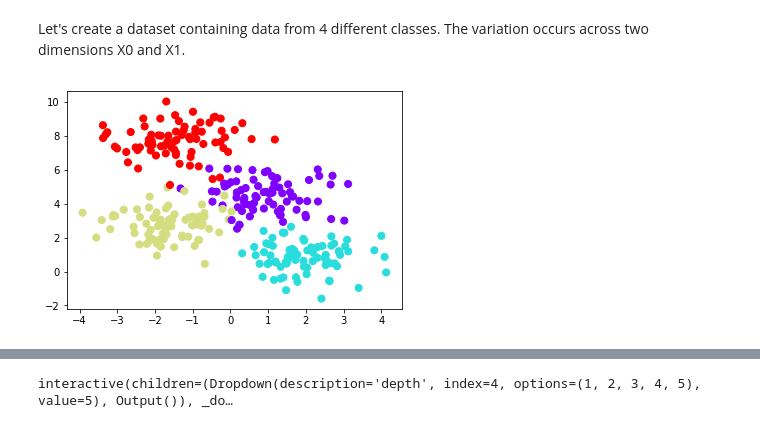
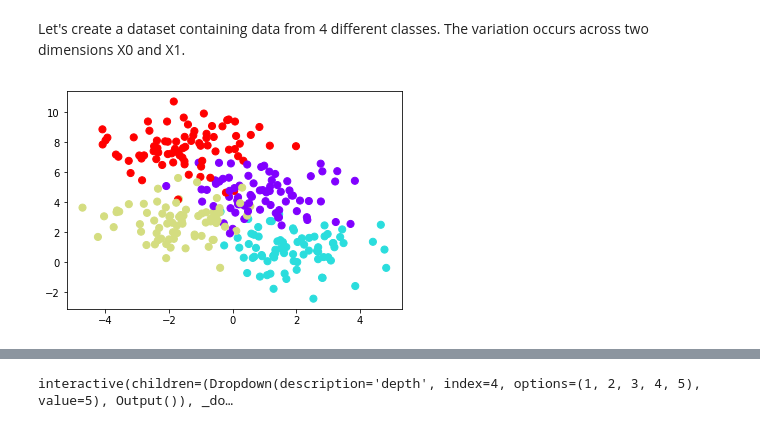
Before and after one commit to lhanappa/nipunbatra.github.io, a Jupyter notebook: teaching/ml-spring-19/notebooks/Decision-Tree/dt.ipynb, the cells around one changed output, grey strips where cells are left out. Cells and saved outputs as stored; diff of their text form; code cells hidden in the pictures.

```diff
--- a/teaching/ml-spring-19/notebooks/Decision-Tree/dt.ipynb
+++ b/teaching/ml-spring-19/notebooks/Decision-Tree/dt.ipynb
@@ -11,15 +11,15 @@ Let's create a dataset containing data from 4 different classes. The variation o
 # %%
 from sklearn.datasets import make_blobs
 import matplotlib.pyplot as plt
 import numpy as np
 import seaborn as sns
 %matplotlib inline
 
 X, y = make_blobs(n_samples=300, centers=4,
-                  random_state=0, cluster_std=.9)
+                  random_state=0, cluster_std=1.2)
 plt.scatter(X[:, 0], X[:, 1], c=y, s=50, cmap='rainbow');
 # %% [output]
-[figure, old version]
+[figure, new version]
 # %%
 def visualize_classifier(model, X, y, ax=None, cmap='rainbow'):
     ax = ax or plt.gca()
```
Also changed, not shown: parts of 2 cells of this notebook, 4 other files.
